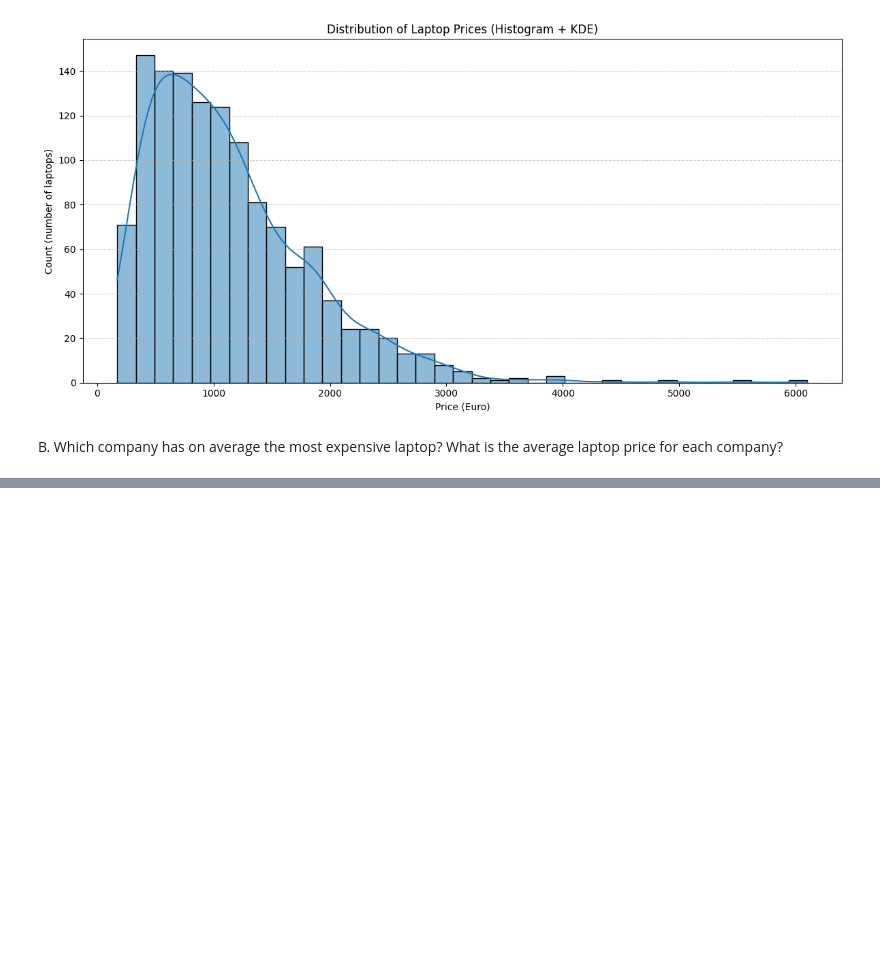
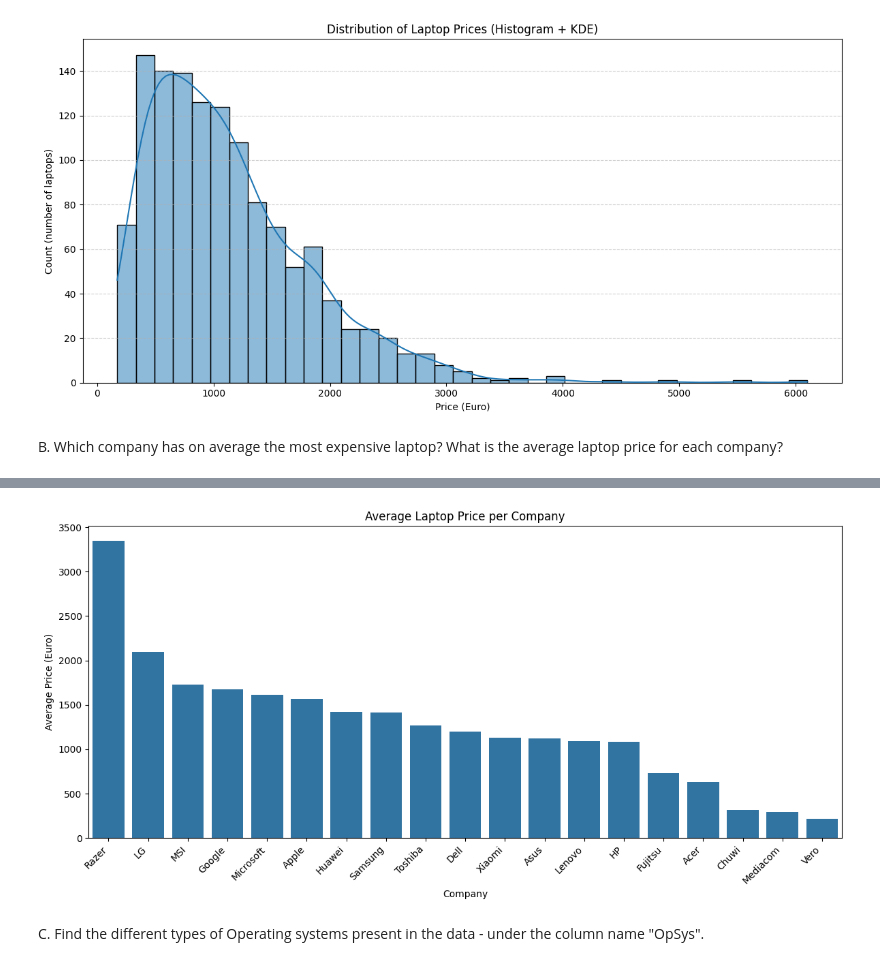
Before and after one commit to hila-yogev/Mini_Project_1_GIT, a Jupyter notebook: Mini_Project_1.ipynb, the cells around one changed output, grey strips where cells are left out. Cells and saved outputs as stored; diff of their text form; code cells hidden in the pictures; blank space fills up the shorter version.

```diff
--- a/Mini_Project_1.ipynb
+++ b/Mini_Project_1.ipynb
@@ -148,24 +156,20 @@ Name: Price (Euro), dtype: float64
-# %%
-def avg_price_per_company_table(df):
-    # Ensure the price column is numeric (non-numeric values become NaN)
-    df["Price (Euro)"] = pd.to_numeric(df["Price (Euro)"], errors="coerce")
-
-    # Compute average price per company and sort descending
-    table = (
-        df.groupby("Company")["Price (Euro)"]
-        .mean()
-        .sort_values(ascending=False)
-        .reset_index()
-        .rename(columns={"Price (Euro)": "Avg Price (Euro)"})
-    )
-    return table
-
-avg_company_df = avg_price_per_company_table(df)
-
-# Display the formatted table
-display(avg_company_df.style.format({"Avg Price (Euro)": "{:,.2f} €"}))
-
-# Print the company with the highest average price
-top = avg_company_df.iloc[0]
-print("Most expensive company on average:", top["Company"])
-print("Average price:", f"{top['Avg Price (Euro)']:,.2f} €")
+# %%
+# --- Visual output ---
+
+# Plot using the DataFrame columns (recommended Seaborn style)
+plt.figure(figsize=(12, 6))
+sns.barplot(data=avg_company_df, x="Company", y="Avg Price (Euro)")
+
+plt.title("Average Laptop Price per Company")
+plt.xlabel("Company")
+plt.ylabel("Average Price (Euro)")
+
+# Rotate x-axis labels for readability
+plt.xticks(rotation=45, ha="right")
+
+plt.tight_layout()
+plt.show()
+# %% [output]
+[figure, added]
+# %% [markdown]
+C. Find the different types of Operating systems present in the data - under the column name "OpSys".
```
Also changed, not shown: parts of 5 cells of this notebook.
